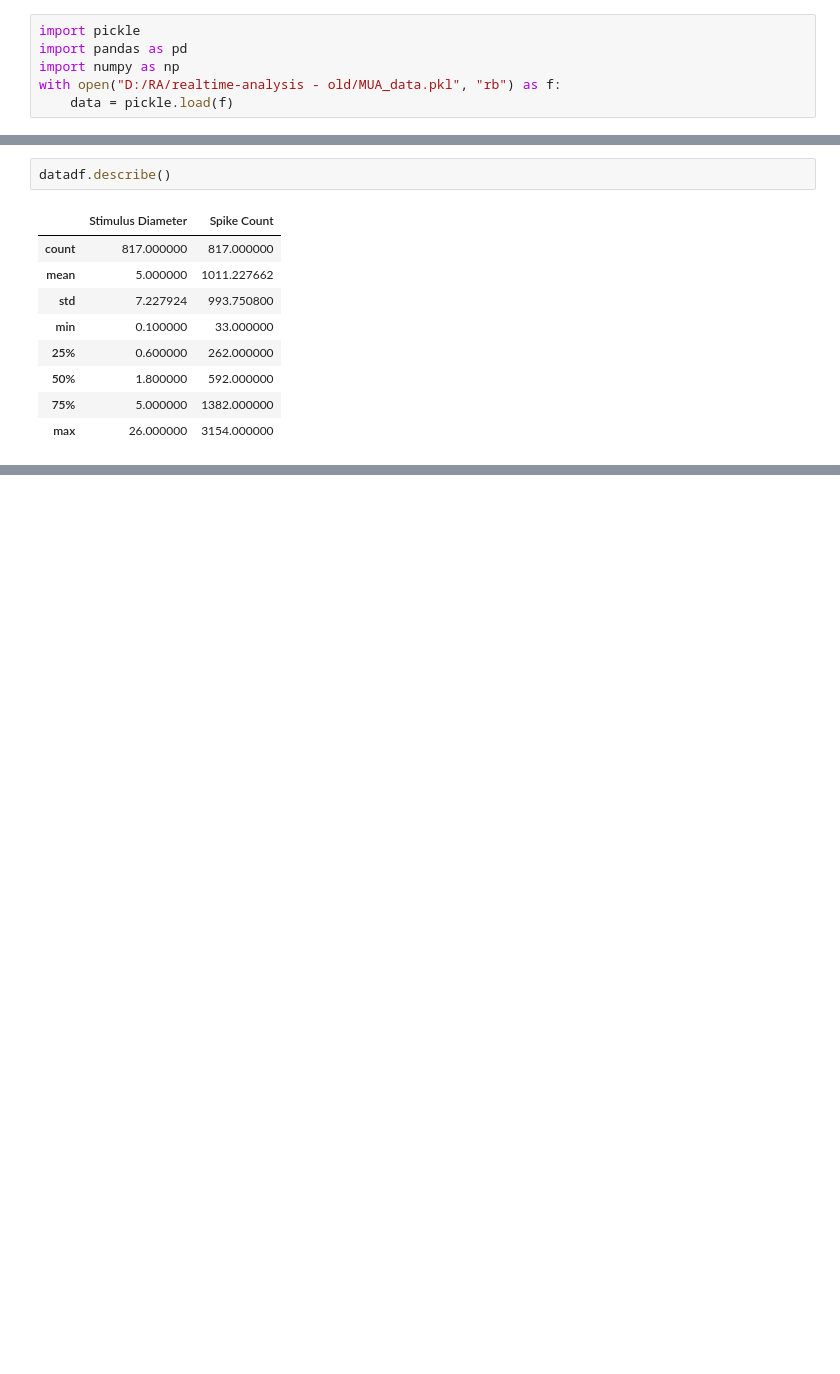
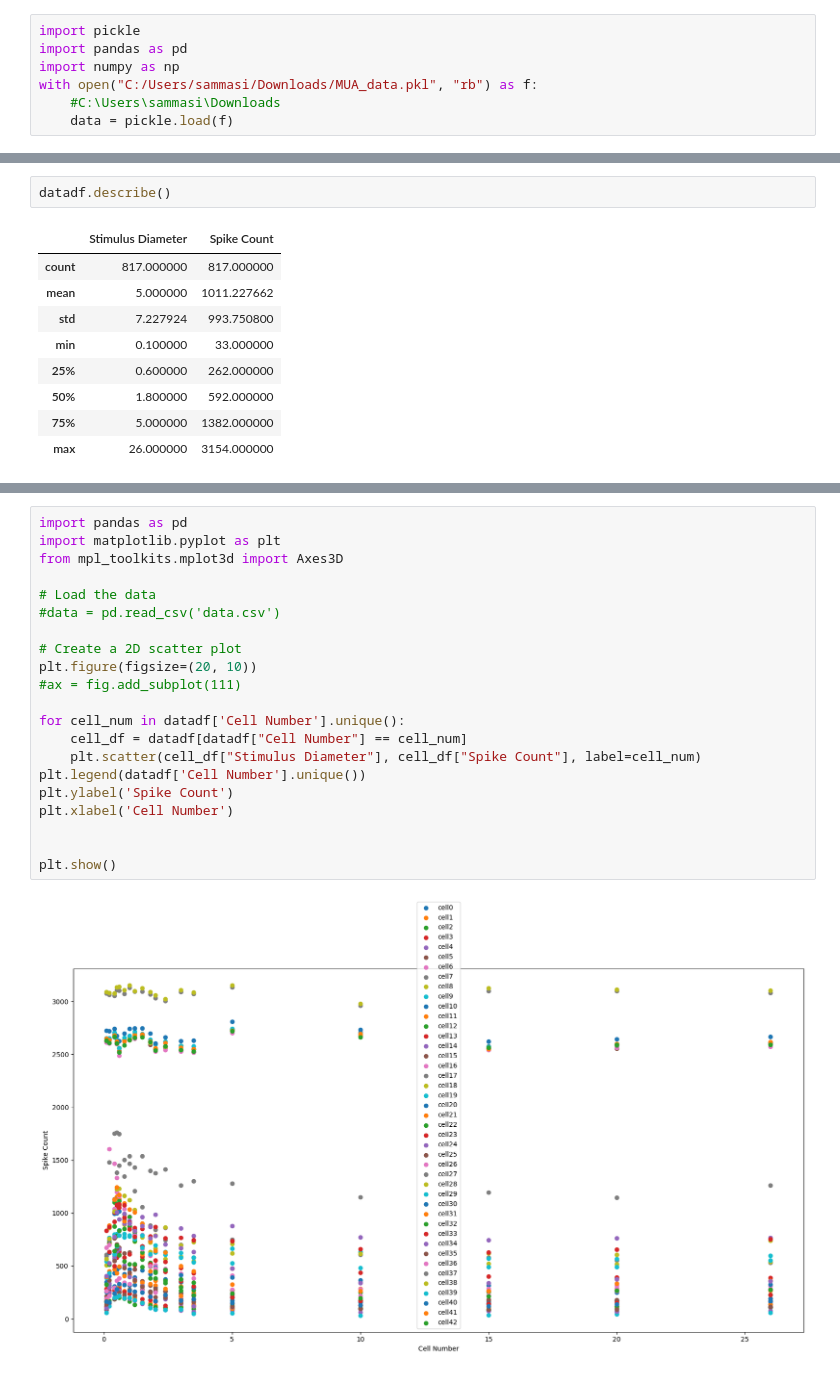
Before and after one commit to nurminenlab/realtime-analysis, a Jupyter notebook: trial_data_df.ipynb, the cells around one changed output, grey strips where cells are left out. Drawn from its saved outputs; the diff is of its cells as text; blank space fills up the shorter version.

```diff
--- a/trial_data_df.ipynb
+++ b/trial_data_df.ipynb
@@ -4,7 +4,8 @@ import matplotlib.pyplot as plt
 import pickle
 import pandas as pd
 import numpy as np
-with open("D:/RA/realtime-analysis - old/MUA_data.pkl", "rb") as f:
+with open("C:/Users/sammasi/Downloads/MUA_data.pkl", "rb") as f:
+    #C:\Users\sammasi\Downloads
     data = pickle.load(f)
 # %%
 stimulus_diameter = np.array([0.1, 0.2, 0.4, 0.5, 0.6, 0.8, 1., 1.2, 1.5, 1.8, 2., 2.4, 3., 3.5, 5., 10., 15., 20., 26.])
@@ -73,0 +102,23 @@ datadf.describe()
+# %%
+import pandas as pd
+import matplotlib.pyplot as plt
+from mpl_toolkits.mplot3d import Axes3D
+
+# Load the data
+#data = pd.read_csv('data.csv')
+
+# Create a 2D scatter plot
+plt.figure(figsize=(20, 10))
+#ax = fig.add_subplot(111)
+
+for cell_num in datadf['Cell Number'].unique():
+    cell_df = datadf[datadf["Cell Number"] == cell_num]
+    plt.scatter(cell_df["Stimulus Diameter"], cell_df["Spike Count"], label=cell_num)
+plt.legend(datadf['Cell Number'].unique())
+plt.ylabel('Spike Count')
+plt.xlabel('Cell Number')
+
+
+plt.show()
+# %% [output]
+[figure, added]
```
Also changed, not shown: parts of 6 cells of this notebook, 1 other file.
